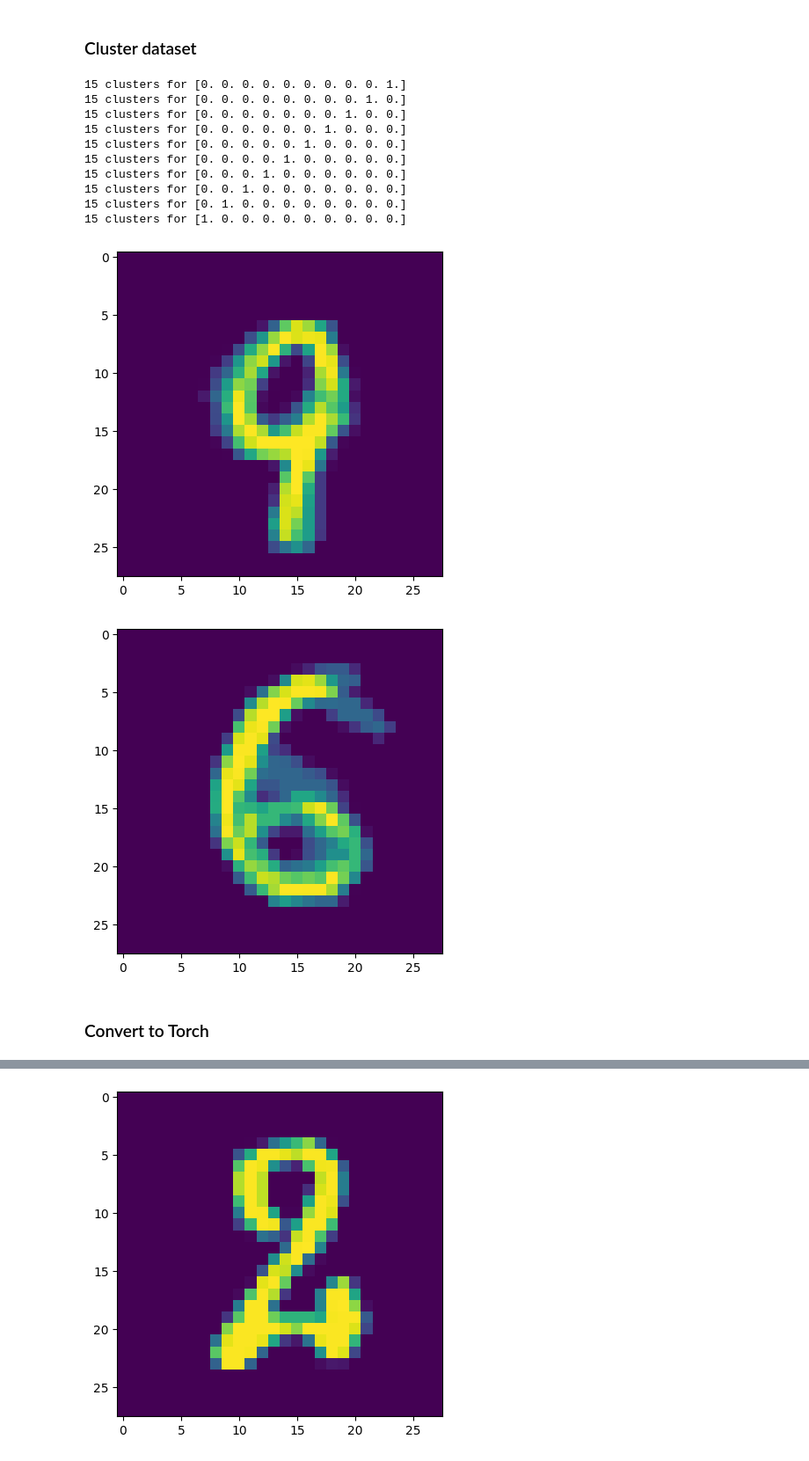
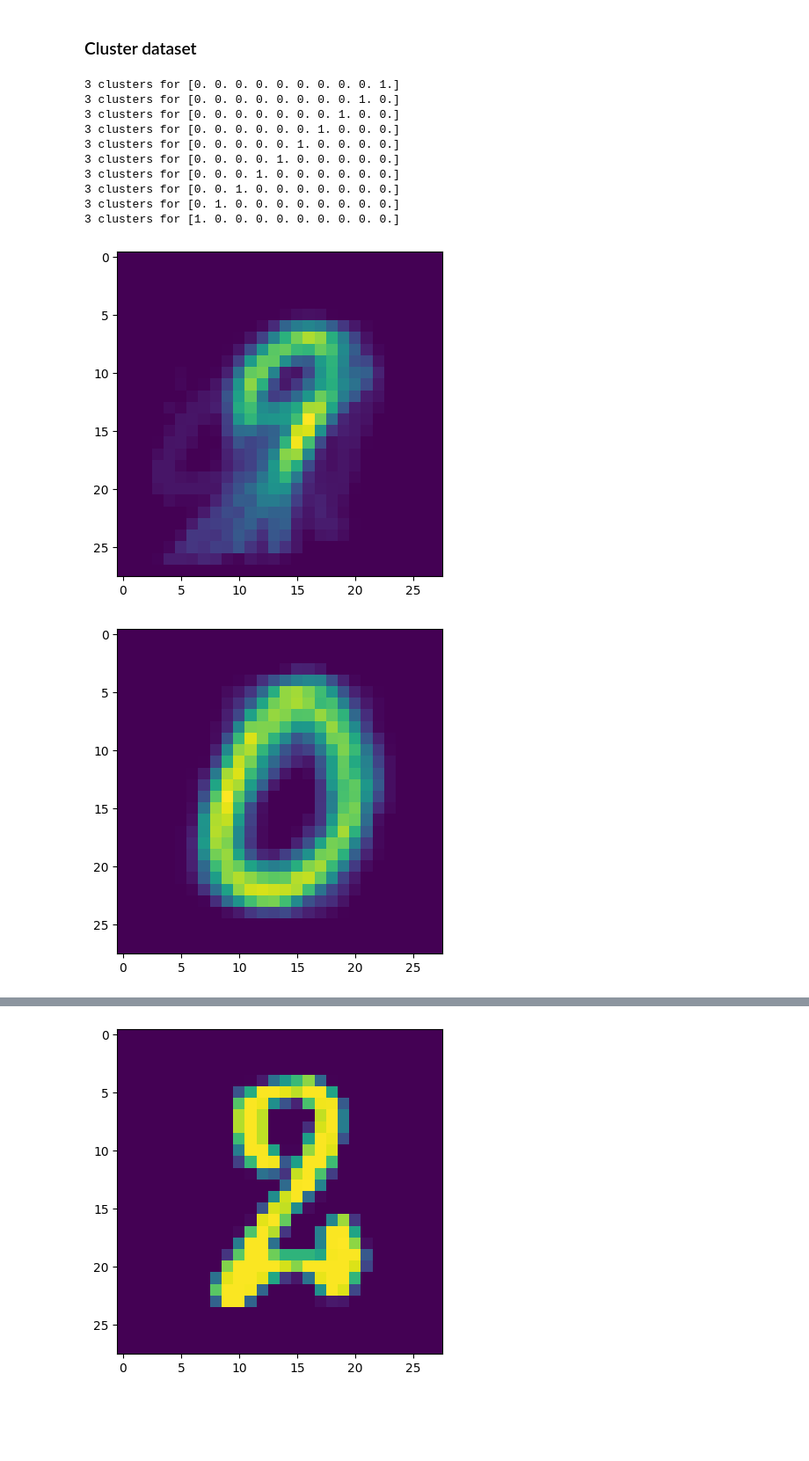
Before and after one commit to gretareitenbach/Deep-Arguing, a Jupyter notebook: gradual-aacbr-test-cluster-mnist.ipynb, the cells around one changed output, grey strips where cells are left out. Shown at 88% size. Drawn from its saved outputs; the diff is of its cells as text; code cells hidden in the pictures; blank space fills up the shorter version.

Commit message:
Experiment with MNIST dataset

```diff
--- a/gradual-aacbr-test-cluster-mnist.ipynb
+++ b/gradual-aacbr-test-cluster-mnist.ipynb
@@ -124,7 +58,7 @@ mnist_trainset = MNIST("./temp/", train=True, download=True)
 mnist_testset = MNIST("./temp/", train=False, download=True)
 
 
-X = mnist_trainset.data[:1000].view(-1, 784).float().to(device)
+X = mnist_trainset.data[:1000].float().to(device)
 y = mnist_trainset.targets[:1000].to(device)
 print(X.shape)
 print(np.unique(y.cpu().numpy()))
@@ -187,7 +121,7 @@ GROUP_PROPORTION = 0.25
 # X = np.random.randn(132, 2)
 
 
-cluster_size_func = lambda total_size: 15
+cluster_size_func = lambda total_size: 3
 
 # cluster_size_func = lambda total_size: int(total_size * GROUP_PROPORTION)
 
@@ -198,7 +132,7 @@ y_all_centroids = []
 for selected_y in all_y:
 
 
-    group = X_train[np.all(selected_y == y_train.cpu().numpy(), axis=1)]
+    group = X_train[np.all(selected_y == y_train.cpu().numpy(), axis=1)].reshape(-1, 28*28)
 
     # Number of clusters
     k = cluster_size_func(len(group))
@@ -218,19 +152,19 @@ for selected_y in all_y:
     X_all_centroids.append(X_centroids_group)
     y_all_centroids.append(y_centroids_group)
 
-X_centroids =  np.concatenate(X_all_centroids)
+X_centroids =  np.concatenate(X_all_centroids).reshape((-1, 28, 28))
 y_centroids =  np.concatenate(y_all_centroids)
 # %% [output]
-15 clusters for [0. 0. 0. 0. 0. 0. 0. 0. 0. 1.]
-15 clusters for [0. 0. 0. 0. 0. 0. 0. 0. 1. 0.]
-15 clusters for [0. 0. 0. 0. 0. 0. 0. 1. 0. 0.]
-15 clusters for [0. 0. 0. 0. 0. 0. 1. 0. 0. 0.]
-15 clusters for [0. 0. 0. 0. 0. 1. 0. 0. 0. 0.]
-15 clusters for [0. 0. 0. 0. 1. 0. 0. 0. 0. 0.]
-15 clusters for [0. 0. 0. 1. 0. 0. 0. 0. 0. 0.]
-15 clusters for [0. 0. 1. 0. 0. 0. 0. 0. 0. 0.]
-15 clusters for [0. 1. 0. 0. 0. 0. 0. 0. 0. 0.]
-15 clusters for [1. 0. 0. 0. 0. 0. 0. 0. 0. 0.]
+3 clusters for [0. 0. 0. 0. 0. 0. 0. 0. 0. 1.]
+3 clusters for [0. 0. 0. 0. 0. 0. 0. 0. 1. 0.]
+3 clusters for [0. 0. 0. 0. 0. 0. 0. 1. 0. 0.]
+3 clusters for [0. 0. 0. 0. 0. 0. 1. 0. 0. 0.]
+3 clusters for [0. 0. 0. 0. 0. 1. 0. 0. 0. 0.]
+3 clusters for [0. 0. 0. 0. 1. 0. 0. 0. 0. 0.]
+3 clusters for [0. 0. 0. 1. 0. 0. 0. 0. 0. 0.]
+3 clusters for [0. 0. 1. 0. 0. 0. 0. 0. 0. 0.]
+3 clusters for [0. 1. 0. 0. 0. 0. 0. 0. 0. 0.]
+3 clusters for [1. 0. 0. 0. 0. 0. 0. 0. 0. 0.]
 # %%
 # X_train = X_centroids
 # y_train = y_centroids
@@ -238,9 +172,7 @@ X_centroids = torch.tensor(X_centroids, dtype=torch.float32).to(device)
 y_centroids = torch.tensor(y_centroids, dtype=torch.float32).to(device)
 # %%
 visualise(X_centroids[0])
-visualise(X_centroids[51])
+visualise(X_centroids[-1])
 # %% [output]
-[figure, old version]
+[figure, new version]
-[figure, old version]
+[figure, new version]
-# %% [markdown]
-### Convert to Torch
```
Also changed, not shown: parts of 28 cells of this notebook, 5 other files.
